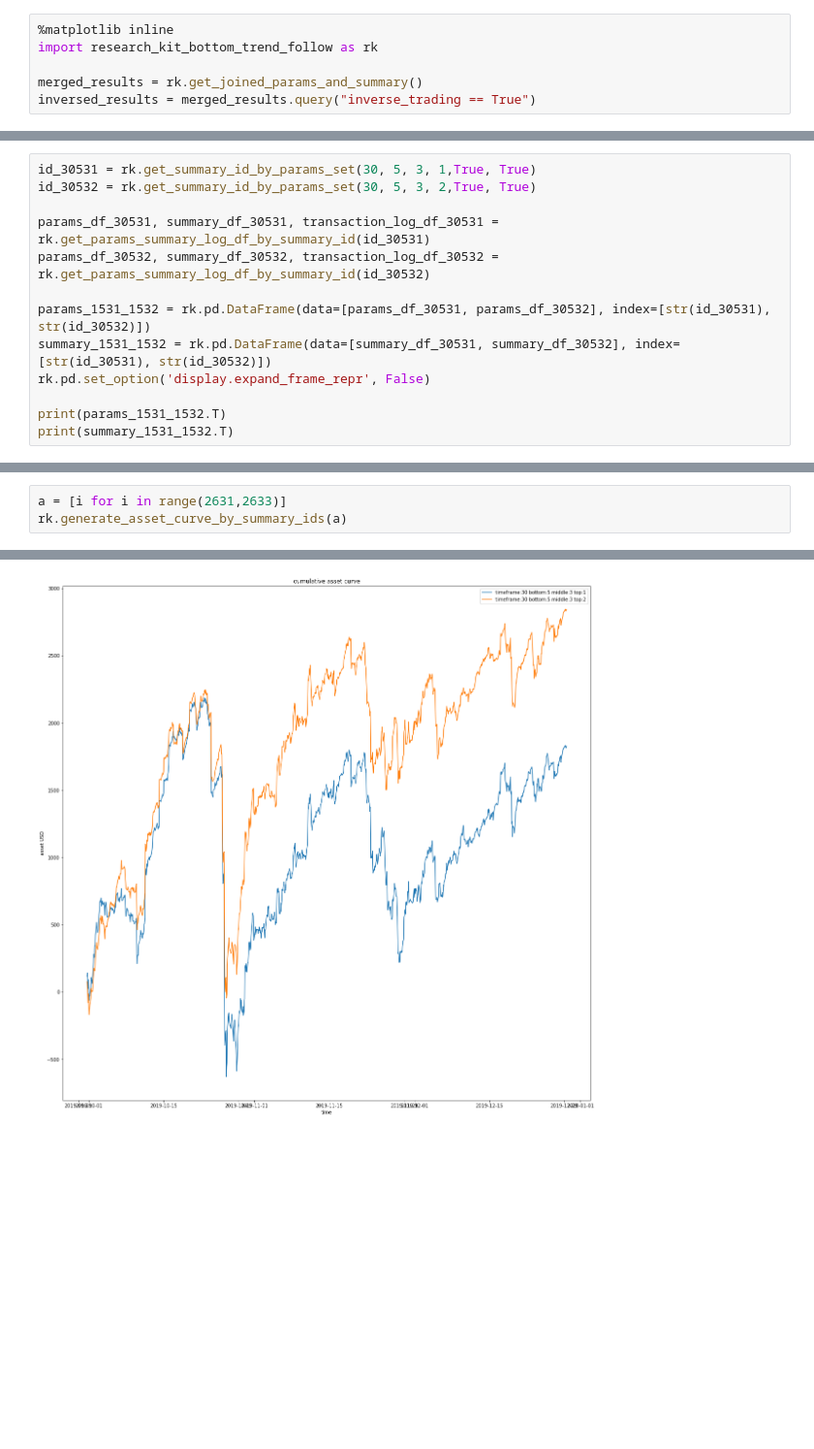
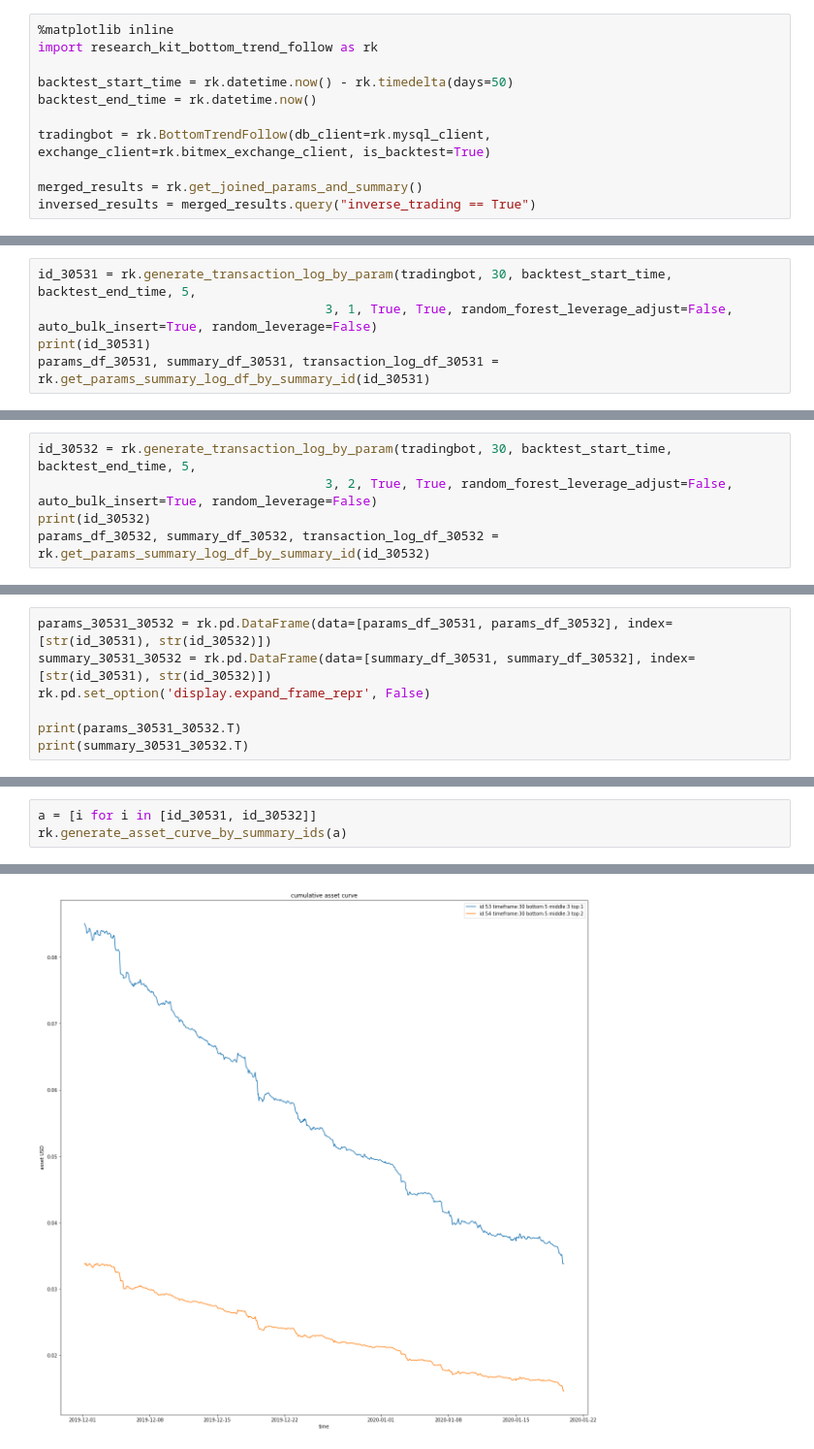
Before and after one commit to tori-takashi/fintech-final, a Jupyter notebook: research_notebook/bottom_trend_follow/10_timeframe30_bottom5_middle_3_inversed.ipynb, the cells around one changed output, grey strips where cells are left out. Shown: that part at 97% size. Cells and saved outputs as stored; diff of their text form; blank space fills up the shorter version.

```diff
--- a/research_notebook/bottom_trend_follow/10_timeframe30_bottom5_middle_3_inversed.ipynb
+++ b/research_notebook/bottom_trend_follow/10_timeframe30_bottom5_middle_3_inversed.ipynb
@@ -2,6 +2,11 @@
 %matplotlib inline
 import research_kit_bottom_trend_follow as rk
 
+backtest_start_time = rk.datetime.now() - rk.timedelta(days=50)
+backtest_end_time = rk.datetime.now()
+
+tradingbot = rk.BottomTrendFollow(db_client=rk.mysql_client, exchange_client=rk.bitmex_exchange_client, is_backtest=True)
+
 merged_results = rk.get_joined_params_and_summary()
 inversed_results = merged_results.query("inverse_trading == True")
 # %% [output]
@@ -24 +17,6 @@ downloading 2020-01-11 04:35:24.868282 ~ 2020-01-11 12:55:24.868282 data
 data loaded
+# %%
+id_30531 = rk.generate_transaction_log_by_param(tradingbot, 30, backtest_start_time, backtest_end_time, 5,
+                                      3, 1, True, True, random_forest_leverage_adjust=False, auto_bulk_insert=True, random_leverage=False)
+print(id_30531)
+params_df_30531, summary_df_30531, transaction_log_df_30531 = rk.get_params_summary_log_df_by_summary_id(id_30531)
@@ -24,0 +28,5 @@ data loaded
+# %%
+id_30532 = rk.generate_transaction_log_by_param(tradingbot, 30, backtest_start_time, backtest_end_time, 5,
+                                      3, 2, True, True, random_forest_leverage_adjust=False, auto_bulk_insert=True, random_leverage=False)
+print(id_30532)
+params_df_30532, summary_df_30532, transaction_log_df_30532 = rk.get_params_summary_log_df_by_summary_id(id_30532)
@@ -25,14 +38,8 @@ data loaded
 # %%
-id_30531 = rk.get_summary_id_by_params_set(30, 5, 3, 1,True, True)
-id_30532 = rk.get_summary_id_by_params_set(30, 5, 3, 2,True, True)
-
-params_df_30531, summary_df_30531, transaction_log_df_30531 = rk.get_params_summary_log_df_by_summary_id(id_30531)
-params_df_30532, summary_df_30532, transaction_log_df_30532 = rk.get_params_summary_log_df_by_summary_id(id_30532)
-
-params_1531_1532 = rk.pd.DataFrame(data=[params_df_30531, params_df_30532], index=[str(id_30531), str(id_30532)])
-summary_1531_1532 = rk.pd.DataFrame(data=[summary_df_30531, summary_df_30532], index=[str(id_30531), str(id_30532)])
+params_30531_30532 = rk.pd.DataFrame(data=[params_df_30531, params_df_30532], index=[str(id_30531), str(id_30532)])
+summary_30531_30532 = rk.pd.DataFrame(data=[summary_df_30531, summary_df_30532], index=[str(id_30531), str(id_30532)])
 rk.pd.set_option('display.expand_frame_repr', False)
 
-print(params_1531_1532.T)
-print(summary_1531_1532.T)
+print(params_30531_30532.T)
+print(summary_30531_30532.T)
 # %% [output]
@@ -40,4 +63,4 @@ NameError: name 'rk' is not defined
 # %%
-a = [i for i in range(2631,2633)]
+a = [i for i in [id_30531, id_30532]]
 rk.generate_asset_curve_by_summary_ids(a)
 # %% [output]
@@ -46 +69 @@ transaction log loading from summary_id:2632
-[figure, old version]
+[figure, new version]
```
Also changed, not shown: parts of 5 cells of this notebook, 6 other files.
